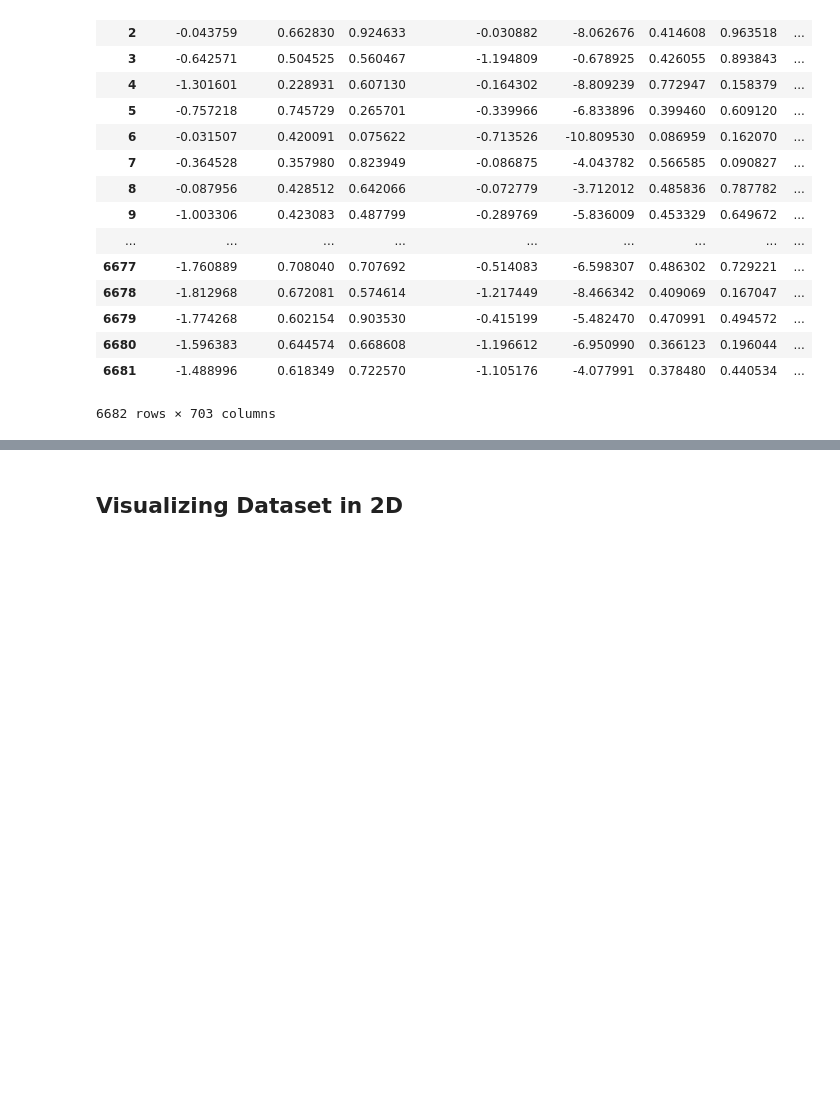
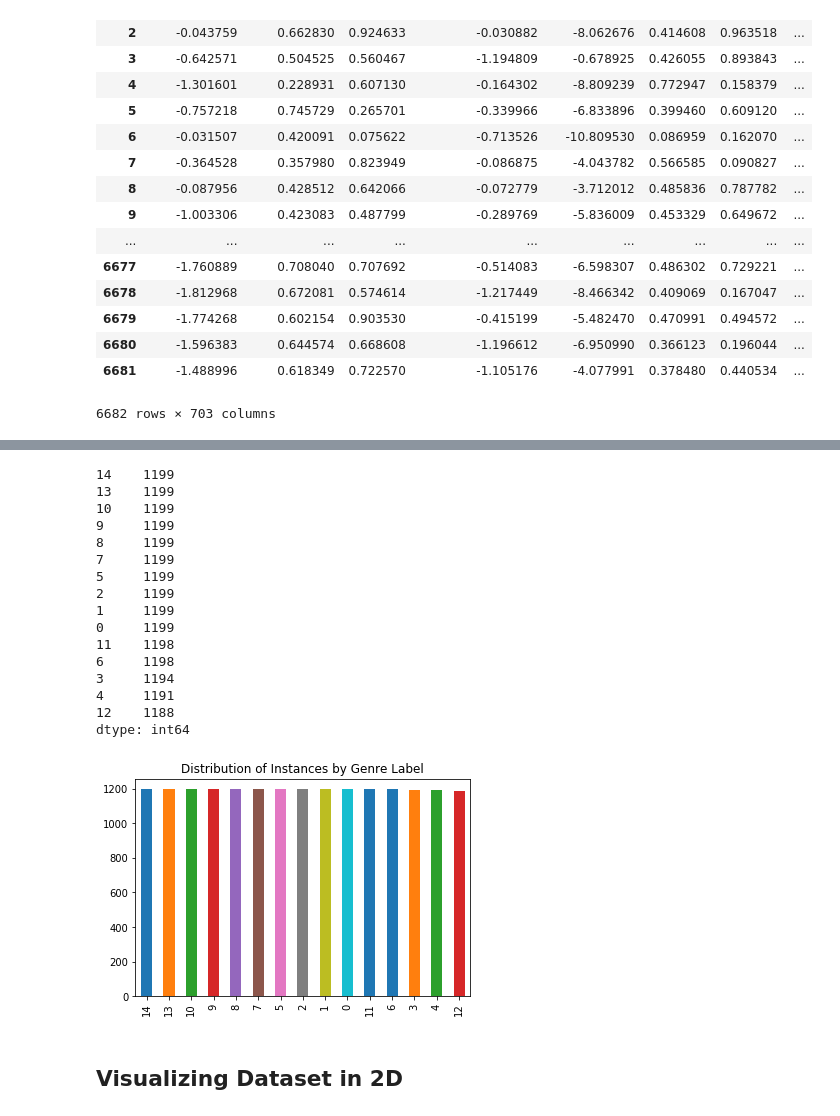
Before and after one commit to itaher1995/CS6220_Final_Project, a Jupyter notebook: FMA-TAHER.ipynb, the cells around one changed output, grey strips where cells are left out. Drawn from its saved outputs; the diff is of its cells as text; code cells hidden in the pictures; blank space fills up the shorter version.

```diff
--- a/FMA-TAHER.ipynb
+++ b/FMA-TAHER.ipynb
@@ -81,3 +136,25 @@ dtype: int64
+# %%
+pd.Series(y_tl).value_counts().plot(kind='bar',title='Distribution of Instances by Genre Label')
+counts1=pd.Series(y_tl).value_counts() #get the raw counts to know how much to undersample too.
+print(counts1)
+# %% [output]
+14    1199
+13    1199
+10    1199
+9     1199
+8     1199
+7     1199
+5     1199
+2     1199
+1     1199
+0     1199
+11    1198
+6     1198
+3     1194
+4     1191
+12    1188
+dtype: int64
+[figure, added]
 # %%
 #undersample majority class
 def bootstrap_undersampling(X,y,k):
```
Also changed, not shown: parts of 27 cells of this notebook.
